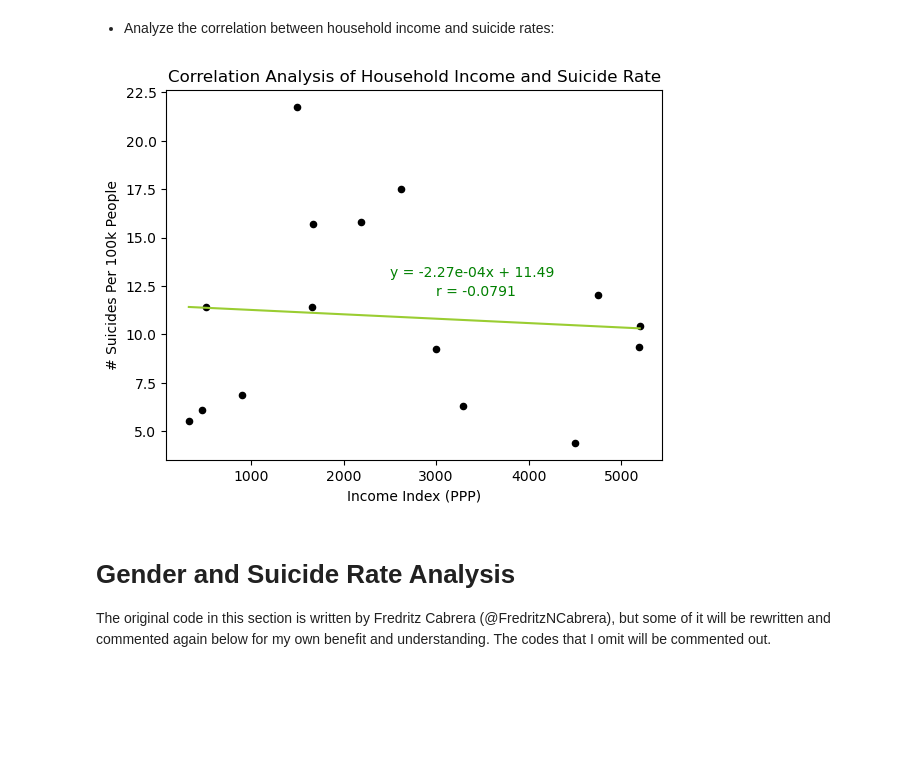
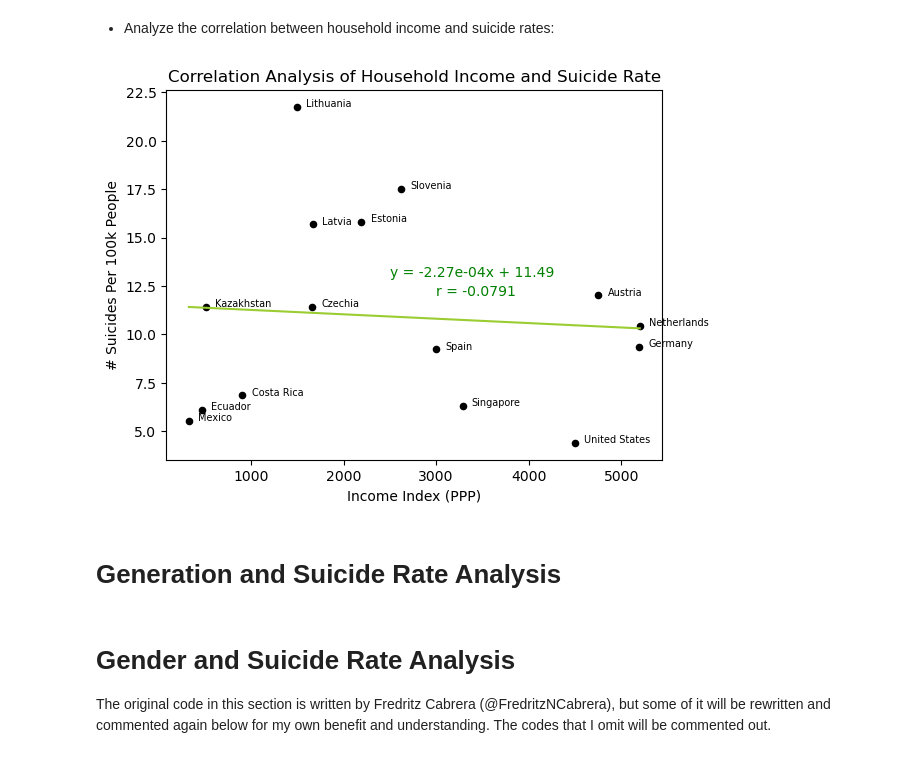
Before and after one commit to kendraliu/Project-One-An-Analysis-of-Suicide-Rate-and-Several-Factors, a Jupyter notebook: Suicide Rates Analysis.ipynb, the cells around one changed output. Drawn from its saved outputs; the diff is of its cells as text; code cells hidden in the pictures; blank space fills up the shorter version.

Commit message:
combine visualization of suicide rate alone

```diff
--- a/Suicide Rates Analysis.ipynb
+++ b/Suicide Rates Analysis.ipynb
@@ -698,19 +764,29 @@ plt.show()
 # %% [markdown]
 * Analyze the correlation between household income and suicide rates:
 # %%
+#create a scatter plot with household income index as x-axis, suicide rate as y-axis
 comparison.plot(kind="scatter", x="U.S. dollars", y="# Suicides Per 100k People", xlabel="Income Index (PPP)", ylabel="# Suicides Per 100k People", color="black")
 x = comparison["U.S. dollars"]
 y = comparison["# Suicides Per 100k People"]
+
+#analyze the correlation between household income and suicide rate
 (slope, intercept, rvalue, pvalue, stderr) = linregress(x,y)
 reg = x * slope + intercept
 plt.plot(x, reg, color="yellowgreen")
 plt.annotate(f"y = {slope:.2e}x + {round(intercept, 2)}", (2500, 13), color="green")
 plt.annotate(f"r = {round(rvalue,4)}", (3000, 12), color="green")
+
+#label each country
+for index, row in comparison.iterrows():
+    plt.text(row["U.S. dollars"]+100, row["# Suicides Per 100k People"], row['country'], fontsize=7)
+
 plt.title("Correlation Analysis of Household Income and Suicide Rate")
-plt.savefig("IncomeSiCorrelation.png")
+#plt.savefig("IncomeSiCorrelation.png")
 plt.show()
 # %% [output]
-[figure, old version]
+[figure, new version]
+# %% [markdown]
+# Generation and Suicide Rate Analysis
 # %% [markdown]
 # Gender and Suicide Rate Analysis
 The original code in this section is written by Fredritz Cabrera (@FredritzNCabrera), but some of it will be rewritten and commented again below for my own benefit and understanding. The codes that I omit will be commented out.
```
Also changed, not shown: parts of 8 cells of this notebook, 4 other files.
